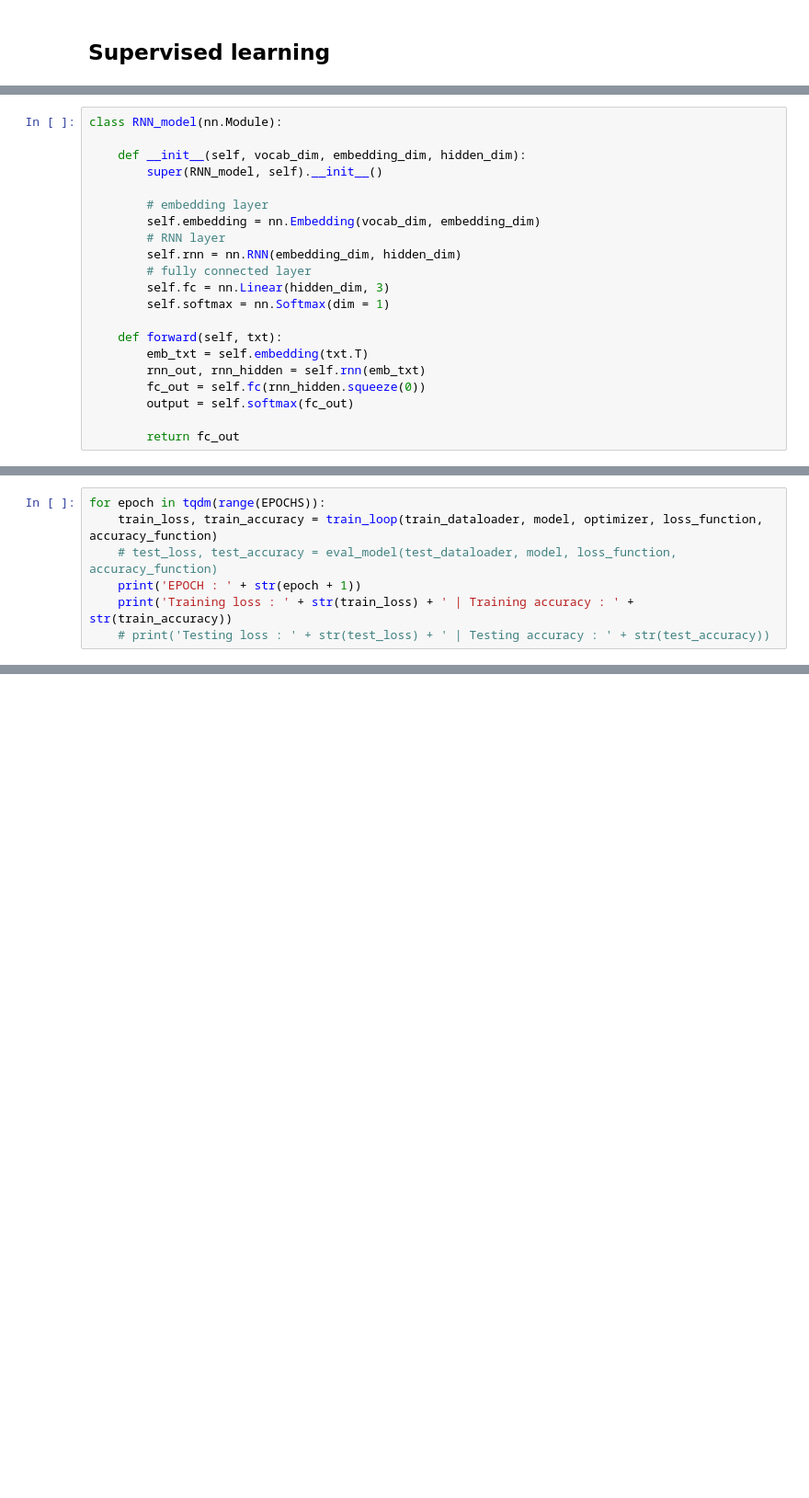
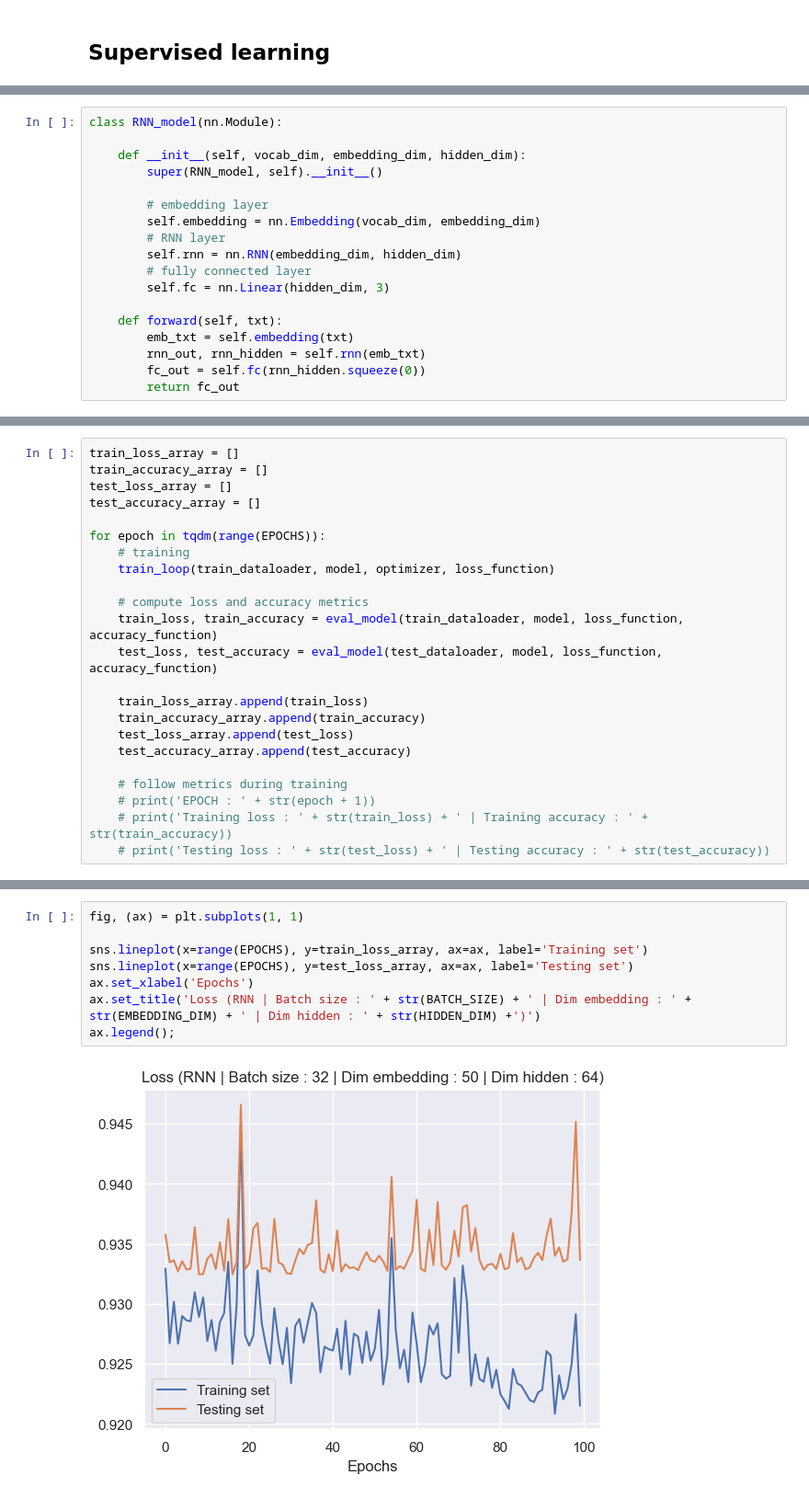
Before and after one commit to CamilleLeempoels/NLP_Financial_Sentiment_Analysis, a Jupyter notebook: nlp_project.ipynb, the cells around one changed output, grey strips where cells are left out. Shown at 92% size. Cells and saved outputs as stored; diff of their text form; blank space fills up the shorter version.

```diff
--- a/nlp_project.ipynb
+++ b/nlp_project.ipynb
@@ -165,13 +159,10 @@ class RNN_model(nn.Module):
         self.rnn = nn.RNN(embedding_dim, hidden_dim)
         # fully connected layer
         self.fc = nn.Linear(hidden_dim, 3)
-        self.softmax = nn.Softmax(dim = 1)
 
     def forward(self, txt):
-        emb_txt = self.embedding(txt.T)
+        emb_txt = self.embedding(txt)
         rnn_out, rnn_hidden = self.rnn(emb_txt)
         fc_out = self.fc(rnn_hidden.squeeze(0))
-        output = self.softmax(fc_out)
-
         return fc_out
 # %%
@@ -260,8 +235,24 @@ loss_function = nn.CrossEntropyLoss().to(device)
 accuracy_function = lambda pred, target : torch.sum((torch.argmax(torch.softmax(pred, dim=1), dim=1) == target.T)) / len(target)
 # %%
+train_loss_array = []
+train_accuracy_array = []
+test_loss_array = []
+test_accuracy_array = []
+
 for epoch in tqdm(range(EPOCHS)):
-    train_loss, train_accuracy = train_loop(train_dataloader, model, optimizer, loss_function, accuracy_function)
-    # test_loss, test_accuracy = eval_model(test_dataloader, model, loss_function, accuracy_function)
-    print('EPOCH : ' + str(epoch + 1))
-    print('Training loss : ' + str(train_loss) + ' | Training accuracy : ' + str(train_accuracy))
+    # training
+    train_loop(train_dataloader, model, optimizer, loss_function)
+
+    # compute loss and accuracy metrics
+    train_loss, train_accuracy = eval_model(train_dataloader, model, loss_function, accuracy_function)
+    test_loss, test_accuracy = eval_model(test_dataloader, model, loss_function, accuracy_function)
+
+    train_loss_array.append(train_loss)
+    train_accuracy_array.append(train_accuracy)
+    test_loss_array.append(test_loss)
+    test_accuracy_array.append(test_accuracy)
+
+    # follow metrics during training
+    # print('EPOCH : ' + str(epoch + 1))
+    # print('Training loss : ' + str(train_loss) + ' | Training accuracy : ' + str(train_accuracy))
     # print('Testing loss : ' + str(test_loss) + ' | Testing accuracy : ' + str(test_accuracy))
@@ -293,0 +259,10 @@ Training loss : 0.9331818257768949 | Training accuracy : 0.5885416666666666
+# %%
+fig, (ax) = plt.subplots(1, 1)
+
+sns.lineplot(x=range(EPOCHS), y=train_loss_array, ax=ax, label='Training set')
+sns.lineplot(x=range(EPOCHS), y=test_loss_array, ax=ax, label='Testing set')
+ax.set_xlabel('Epochs')
+ax.set_title('Loss (RNN | Batch size : ' + str(BATCH_SIZE) + ' | Dim embedding : ' + str(EMBEDDING_DIM) + ' | Dim hidden : ' + str(HIDDEN_DIM) +')')
+ax.legend();
+# %% [output]
+[figure, added]
```
Also changed, not shown: parts of 12 cells of this notebook.
